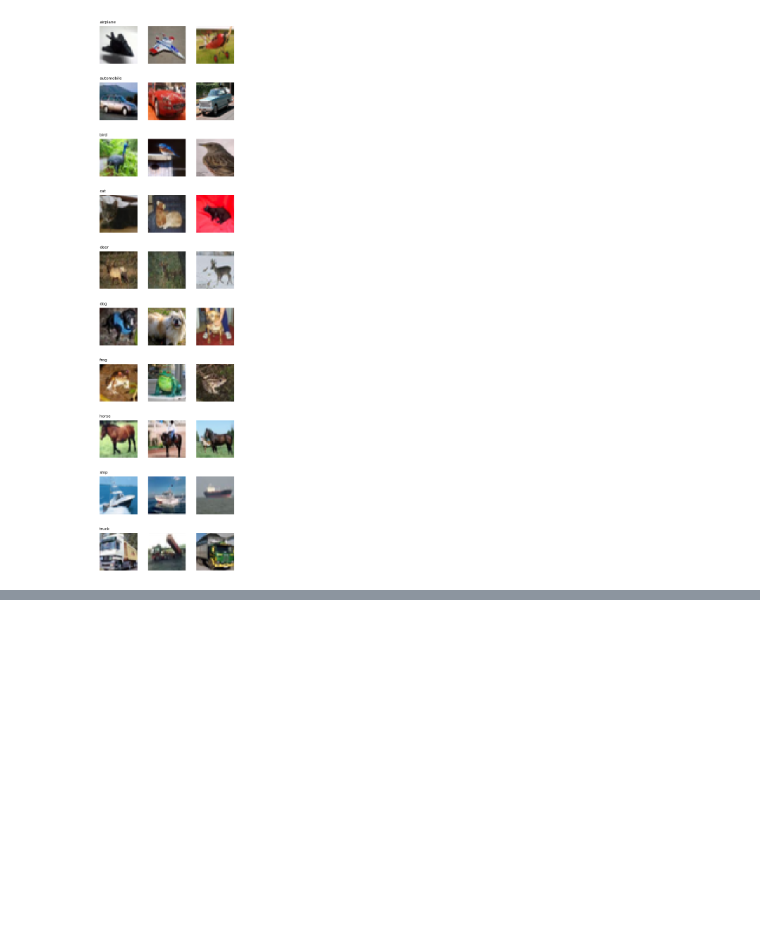
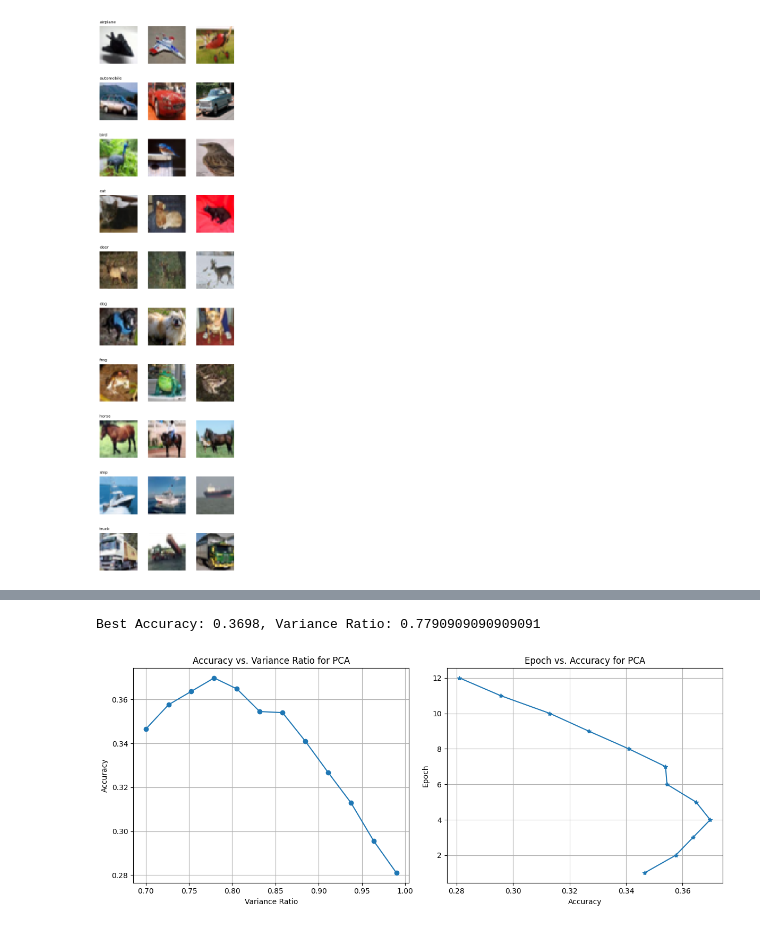
Before and after one commit to Sidharth8100/Object_detection_PRML, a Jupyter notebook: Gausian_Naive_Bayes_Classifier.ipynb, the cells around one changed output, grey strips where cells are left out. Cells and saved outputs as stored; diff of their text form; code cells hidden in the pictures; blank space fills up the shorter version.

Commit message:
accuracy updated

```diff
--- a/Gausian_Naive_Bayes_Classifier.ipynb
+++ b/Gausian_Naive_Bayes_Classifier.ipynb
@@ -120,7 +122,6 @@ def principal_components(images,variance_ratio = 0.9):
   # Find minimum number of components where explained_variance >= variance_ratio
   optimal_components = np.argmax(explained_variance >= variance_ratio) + 1  # 1-based index
 
-  print("Initially the data has 32*32*3 features ,3072")
   print(f"Optimal number of features for {variance_ratio * 100}% variance: {optimal_components}")
 
   # Select the top eigenvectors
@@ -139,11 +140,3 @@ def transform(images, mean, std, top_ev):
     reduced_data = np.dot(standardized_images, top_ev)
 
     return reduced_data
-
-variance_ratio = 0.95  # 95% variance explained
-mean, std_deviation, top_eigenvectors = principal_components(train_images, variance_ratio)
-
-train_pca = transform(train_images, mean, std_deviation, top_eigenvectors)
-test_pca = transform(test_images, mean, std_deviation, top_eigenvectors)
-print(f"train_pca -> {train_pca.shape}")
-print(f"test_pca -> {test_pca.shape}")
@@ -242,0 +256,6 @@ Improved Accuracy of Gaussian Naive Bayes classifier: 0.3031
+# %%
+# Defining variance ratios to explore
+variance_ratios = np.linspace(0.7, 0.99, num=12, endpoint=True)
+
+# Call the function to train and get results
+results = train_model(train_images, train_labels,test_images,test_labels, variance_ratios)
@@ -242,0 +280,35 @@ Improved Accuracy of Gaussian Naive Bayes classifier: 0.3031
+# %%
+# Best Accuracy
+best_result = max(results, key=lambda x: x['accuracy'])
+print(f"Best Accuracy: {best_result['accuracy']}, Variance Ratio: {best_result['variance_ratio']}")
+# %% [output]
+Best Accuracy: 0.3698, Variance Ratio: 0.7790909090909091
+# %%
+import matplotlib.pyplot as plt
+
+# Assuming 'results' contains the output from your training function
+variance_ratios = [result['variance_ratio'] for result in results]
+accuracies = [result['accuracy'] for result in results]
+epochs = [result['epoch'] for result in results]
+
+# Create a figure with two subplots
+fig, (ax1, ax2) = plt.subplots(1, 2, figsize=(12, 5))  # 1 row, 2 columns
+
+# Plot Accuracy vs. Variance Ratio
+ax1.plot(variance_ratios, accuracies, marker='o')
+ax1.set_title('Accuracy vs. Variance Ratio for PCA')
+ax1.set_xlabel('Variance Ratio')
+ax1.set_ylabel('Accuracy')
+ax1.grid(True)
+
+# Epoch vs. Accuracy
+ax2.plot(accuracies, epochs, marker='*')
+ax2.set_title('Epoch vs. Accuracy for PCA')
+ax2.set_xlabel('Accuracy')
+ax2.set_ylabel('Epoch')
+ax2.grid(True)
+
+plt.tight_layout()  # Adjust layout to prevent overlapping
+plt.show()
+# %% [output]
+[figure, added]
```
Also changed, not shown: parts of 5 cells of this notebook.
